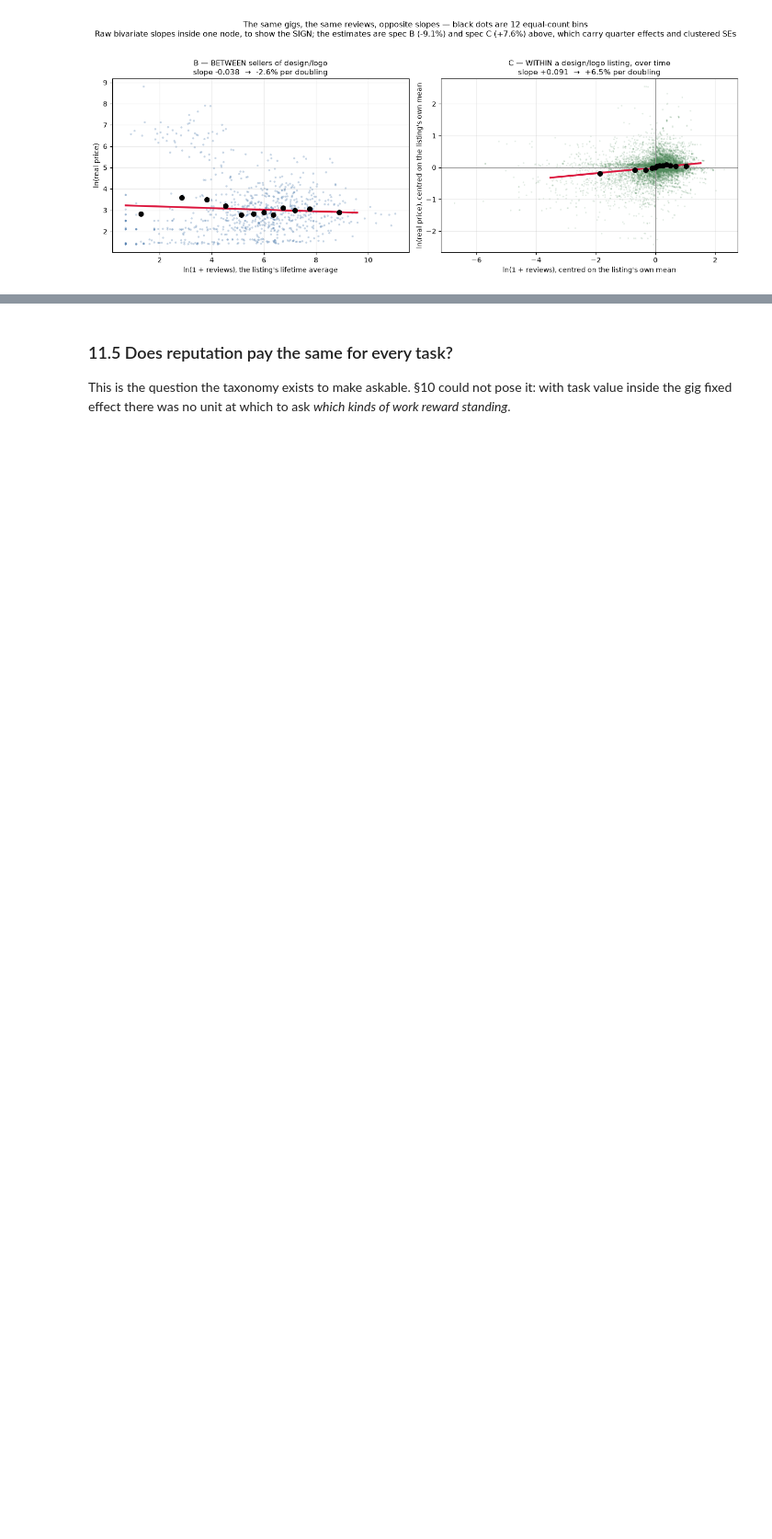
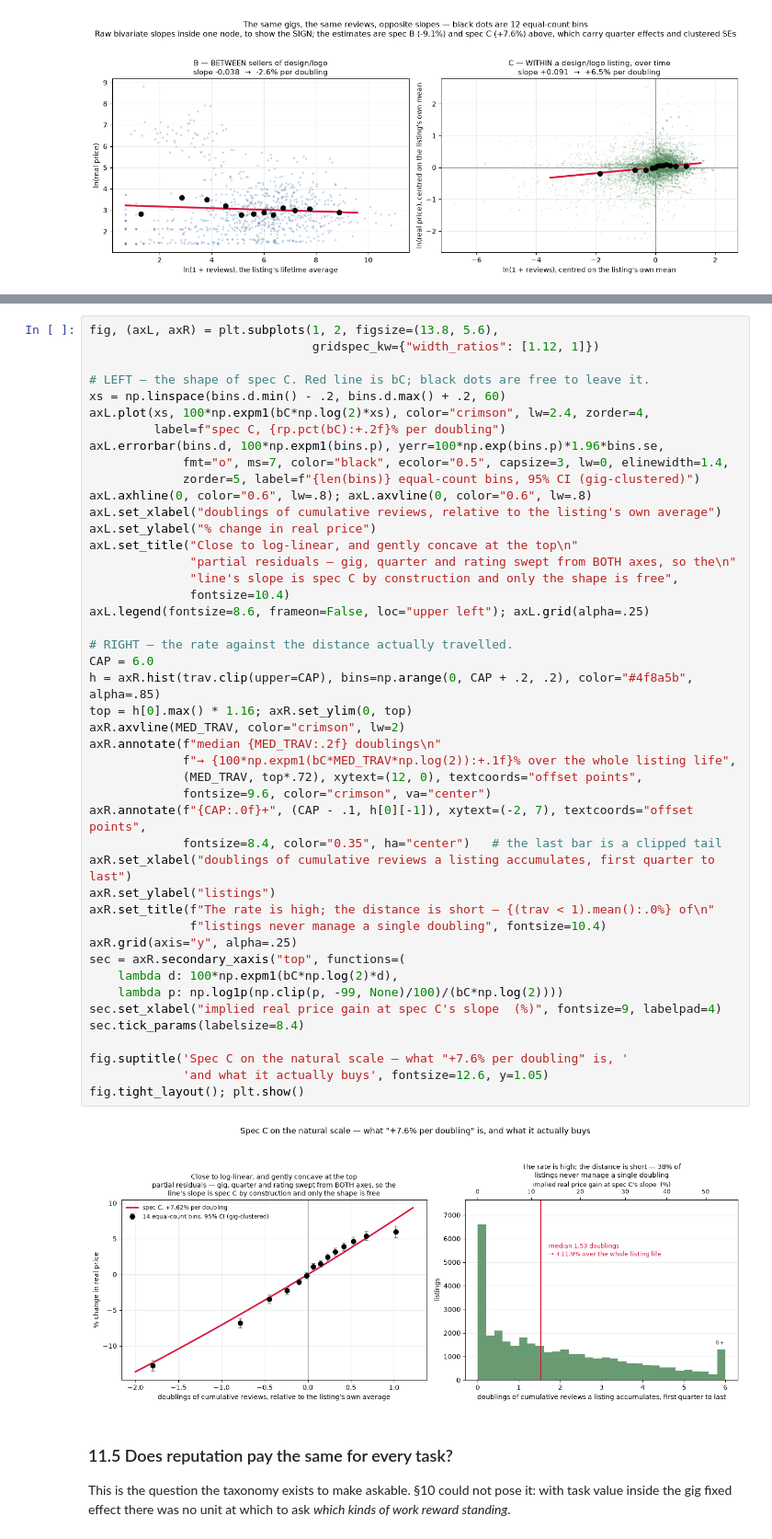
Before and after one commit to AISmithLab/IntelligencePriceIndex, a Jupyter notebook: notebooks/00-explore.ipynb, the cells around one changed output, grey strips where cells are left out. Shown at 92% size. Drawn from its saved outputs; the diff is of its cells as text; blank space fills up the shorter version.

```diff
--- a/notebooks/00-explore.ipynb
+++ b/notebooks/00-explore.ipynb
@@ -2230,3 +2304,50 @@ fig.tight_layout(); plt.show()
+# %%
+fig, (axL, axR) = plt.subplots(1, 2, figsize=(13.8, 5.6),
+                               gridspec_kw={"width_ratios": [1.12, 1]})
+
+# LEFT — the shape of spec C. Red line is bC; black dots are free to leave it.
+xs = np.linspace(bins.d.min() - .2, bins.d.max() + .2, 60)
+axL.plot(xs, 100*np.expm1(bC*np.log(2)*xs), color="crimson", lw=2.4, zorder=4,
+         label=f"spec C, {rp.pct(bC):+.2f}% per doubling")
+axL.errorbar(bins.d, 100*np.expm1(bins.p), yerr=100*np.exp(bins.p)*1.96*bins.se,
+             fmt="o", ms=7, color="black", ecolor="0.5", capsize=3, lw=0, elinewidth=1.4,
+             zorder=5, label=f"{len(bins)} equal-count bins, 95% CI (gig-clustered)")
+axL.axhline(0, color="0.6", lw=.8); axL.axvline(0, color="0.6", lw=.8)
+axL.set_xlabel("doublings of cumulative reviews, relative to the listing's own average")
+axL.set_ylabel("% change in real price")
+axL.set_title("Close to log-linear, and gently concave at the top\n"
+              "partial residuals — gig, quarter and rating swept from BOTH axes, so the\n"
+              "line's slope is spec C by construction and only the shape is free",
+              fontsize=10.4)
+axL.legend(fontsize=8.6, frameon=False, loc="upper left"); axL.grid(alpha=.25)
+
+# RIGHT — the rate against the distance actually travelled.
+CAP = 6.0
+h = axR.hist(trav.clip(upper=CAP), bins=np.arange(0, CAP + .2, .2), color="#4f8a5b", alpha=.85)
+top = h[0].max() * 1.16; axR.set_ylim(0, top)
+axR.axvline(MED_TRAV, color="crimson", lw=2)
+axR.annotate(f"median {MED_TRAV:.2f} doublings\n"
+             f"→ {100*np.expm1(bC*MED_TRAV*np.log(2)):+.1f}% over the whole listing life",
+             (MED_TRAV, top*.72), xytext=(12, 0), textcoords="offset points",
+             fontsize=9.6, color="crimson", va="center")
+axR.annotate(f"{CAP:.0f}+", (CAP - .1, h[0][-1]), xytext=(-2, 7), textcoords="offset points",
+             fontsize=8.4, color="0.35", ha="center")   # the last bar is a clipped tail
+axR.set_xlabel("doublings of cumulative reviews a listing accumulates, first quarter to last")
+axR.set_ylabel("listings")
+axR.set_title(f"The rate is high; the distance is short — {(trav < 1).mean():.0%} of\n"
+              f"listings never manage a single doubling", fontsize=10.4)
+axR.grid(axis="y", alpha=.25)
+sec = axR.secondary_xaxis("top", functions=(
+    lambda d: 100*np.expm1(bC*np.log(2)*d),
+    lambda p: np.log1p(np.clip(p, -99, None)/100)/(bC*np.log(2))))
+sec.set_xlabel("implied real price gain at spec C's slope  (%)", fontsize=9, labelpad=4)
+sec.tick_params(labelsize=8.4)
+
+fig.suptitle('Spec C on the natural scale — what "+7.6% per doubling" is, '
+             'and what it actually buys', fontsize=12.6, y=1.05)
+fig.tight_layout(); plt.show()
+# %% [output]
+[figure, added]
 # %% [markdown]
 ### 11.5 Does reputation pay the same for every task?
 
```
Also changed, not shown: parts of 2 cells of this notebook, 2 other files.
